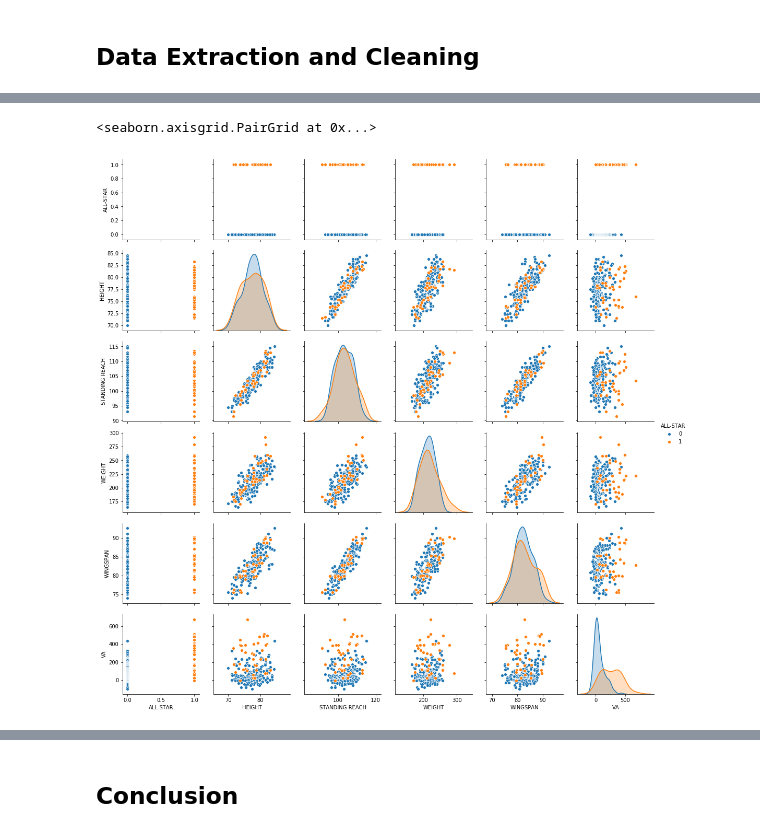
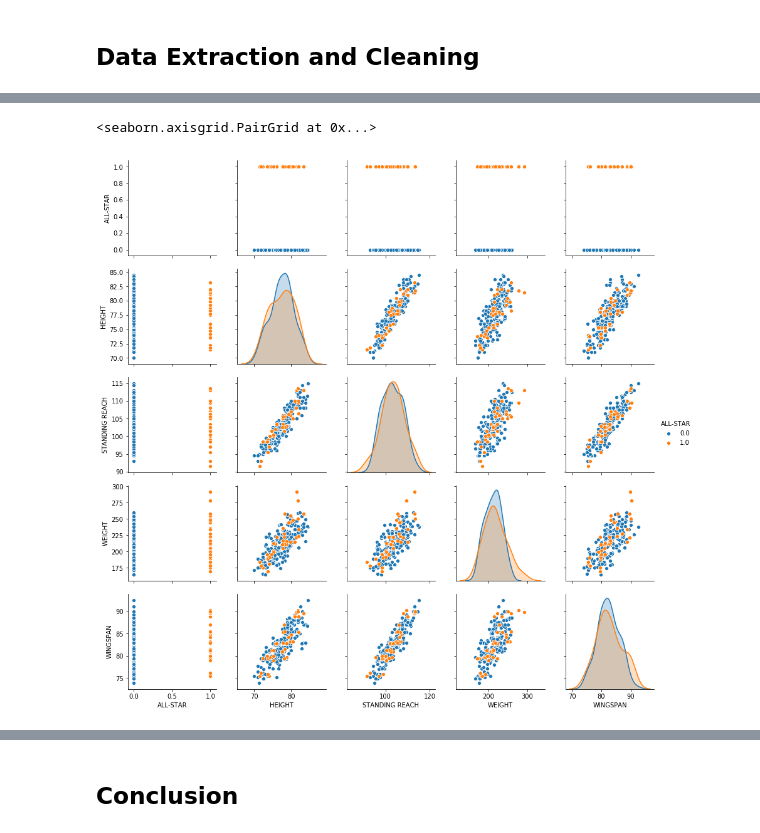
Before and after one commit to hd2zm/Data-Science-Projects, a Jupyter notebook: NBA-Analytics/All-Star-Analysis/Predicting NBA All-Star Appearances with Player Measurements.ipynb, the cells around one changed output, grey strips where cells are left out. Saved outputs shown, nothing was run; the diff lists cells and outputs as text; code cells hidden in the pictures.

```diff
--- a/NBA-Analytics/All-Star-Analysis/Predicting NBA All-Star Appearances with Player Measurements.ipynb
+++ b/NBA-Analytics/All-Star-Analysis/Predicting NBA All-Star Appearances with Player Measurements.ipynb
@@ -48,7 +48,7 @@ NBA_MVA_df.head(15)
 import seaborn as sns
 import matplotlib.pyplot as plt
 # %%
-sns.pairplot(NBA_MVA_df[['ALL-STAR', 'HEIGHT', 'STANDING REACH', 'WEIGHT', 'WINGSPAN', 'VA']], hue="ALL-STAR")
+sns.pairplot(NBA_MVA_df[['ALL-STAR', 'HEIGHT', 'STANDING REACH', 'WEIGHT', 'WINGSPAN']], hue="ALL-STAR")
 # %% [output]
 <seaborn.axisgrid.PairGrid at 0x...>
-[figure, old version]
+[figure, new version]
```
Also changed, not shown: parts of 25 cells of this notebook, 1 other file.
